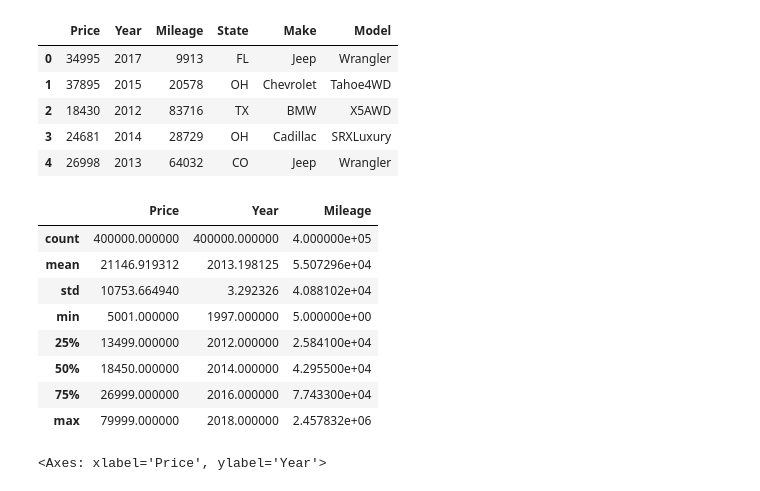
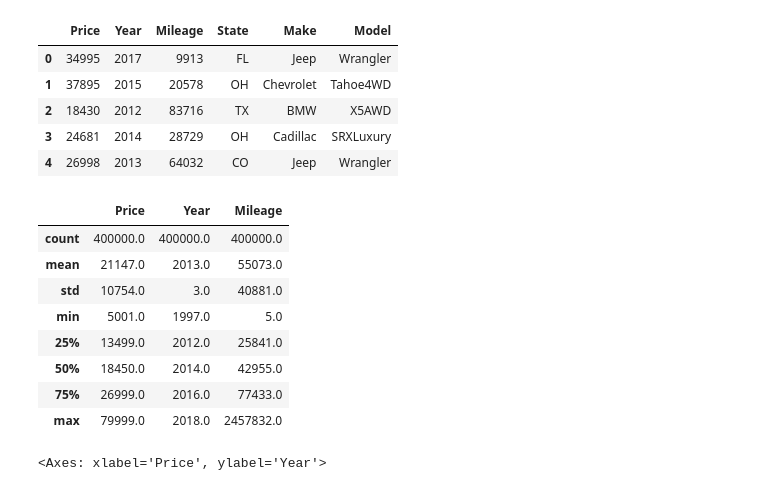
Before and after one commit to Raegar-dot/MIAD_NLP_2024, a Jupyter notebook: Semana 3/S3P1_proyecto1.ipynb, the cells around one changed output. Drawn from its saved outputs; the diff is of its cells as text; code cells hidden in the pictures.

```diff
--- a/Semana 3/S3P1_proyecto1.ipynb
+++ b/Semana 3/S3P1_proyecto1.ipynb
@@ -80,17 +80,17 @@ dataTraining.head()
 | 4 | 26998 | 2013 | 64032 | CO | Jeep | Wrangler |
 # %%
 # Principales estadisticos del training
-dataTraining.describe()
+round(dataTraining.describe(),0)
 # %% [output]
 |  | Price | Year | Mileage |
-| count | 400000.000000 | 400000.000000 | 4.000000e+05 |
-| mean | 21146.919312 | 2013.198125 | 5.507296e+04 |
-| std | 10753.664940 | 3.292326 | 4.088102e+04 |
-| min | 5001.000000 | 1997.000000 | 5.000000e+00 |
-| 25% | 13499.000000 | 2012.000000 | 2.584100e+04 |
-| 50% | 18450.000000 | 2014.000000 | 4.295500e+04 |
-| 75% | 26999.000000 | 2016.000000 | 7.743300e+04 |
-| max | 79999.000000 | 2018.000000 | 2.457832e+06 |
+| count | 400000.0 | 400000.0 | 400000.0 |
+| mean | 21147.0 | 2013.0 | 55073.0 |
+| std | 10754.0 | 3.0 | 40881.0 |
+| min | 5001.0 | 1997.0 | 5.0 |
+| 25% | 13499.0 | 2012.0 | 25841.0 |
+| 50% | 18450.0 | 2014.0 | 42955.0 |
+| 75% | 26999.0 | 2016.0 | 77433.0 |
+| max | 79999.0 | 2018.0 | 2457832.0 |
 # %%
 # Gráfica price vs year
 sn.scatterplot(x=dataTraining['Price'], y = np.log(dataTraining['Year']))
```
Also changed, not shown: parts of 10 cells of this notebook, 1 other file.
